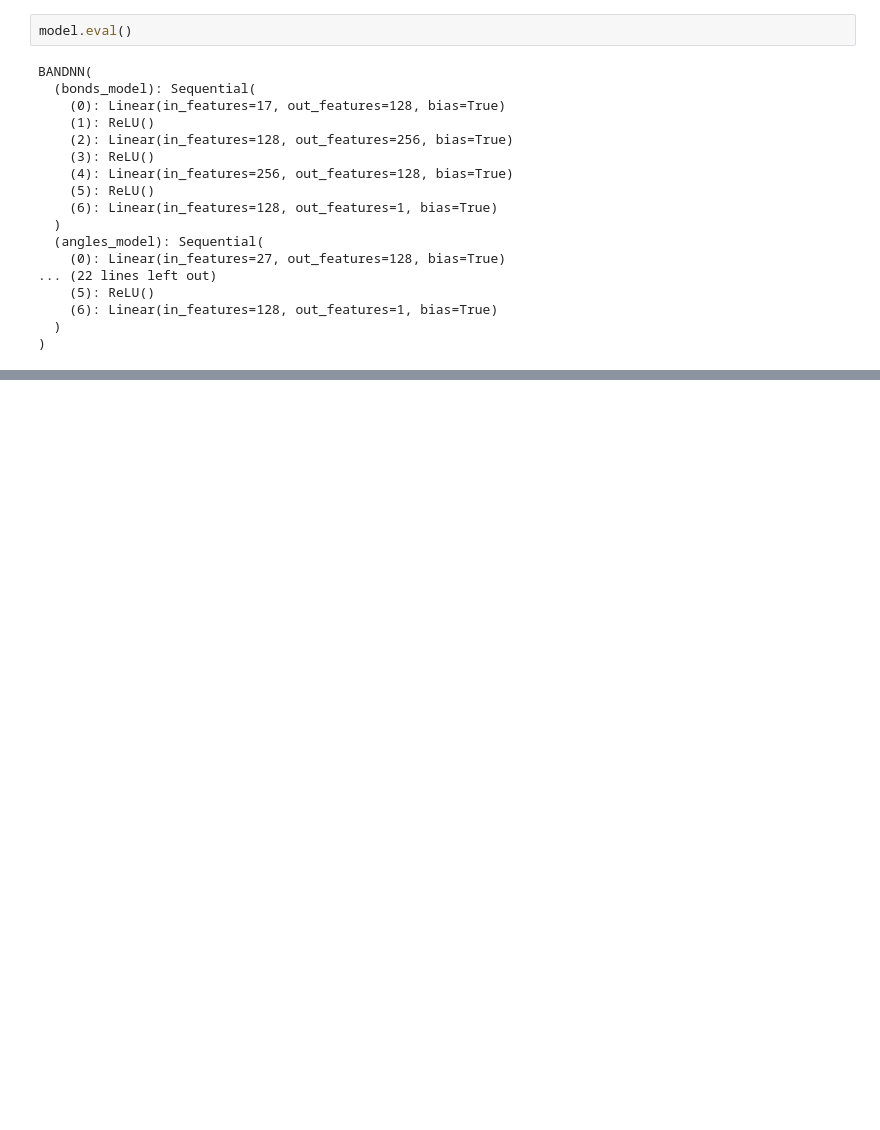
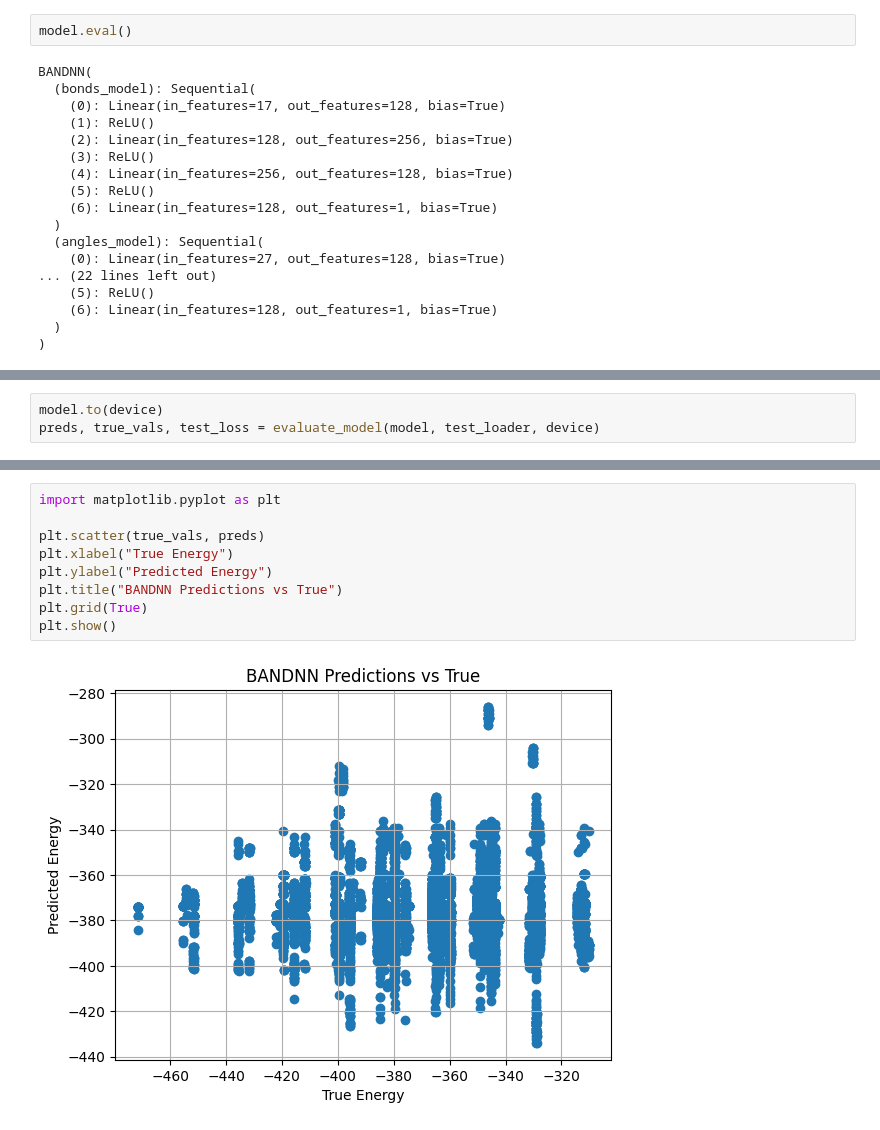
Before and after one commit to adithyamauryakr/BANDNN_PyTorch, a Jupyter notebook: BANDNN_mirror.ipynb, the cells around one changed output, grey strips where cells are left out. Cells and saved outputs as stored; diff of their text form; blank space fills up the shorter version.

```diff
--- a/BANDNN_mirror.ipynb
+++ b/BANDNN_mirror.ipynb
@@ -560,0 +600,3 @@ BANDNN(
+# %%
+model.to(device)
+preds, true_vals, test_loss = evaluate_model(model, test_loader, device)
@@ -560,0 +605,11 @@ BANDNN(
+# %%
+import matplotlib.pyplot as plt
+
+plt.scatter(true_vals, preds)
+plt.xlabel("True Energy")
+plt.ylabel("Predicted Energy")
+plt.title("BANDNN Predictions vs True")
+plt.grid(True)
+plt.show()
+# %% [output]
+[figure, added]
```
Also changed, not shown: parts of 3 cells of this notebook.
